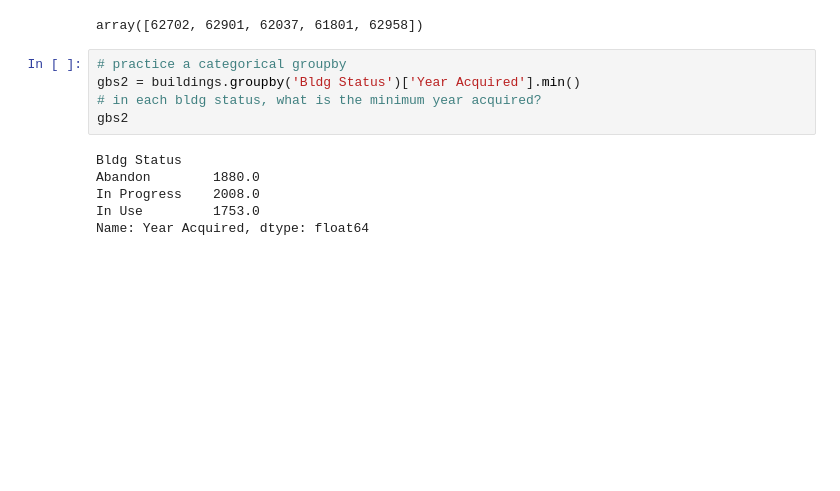
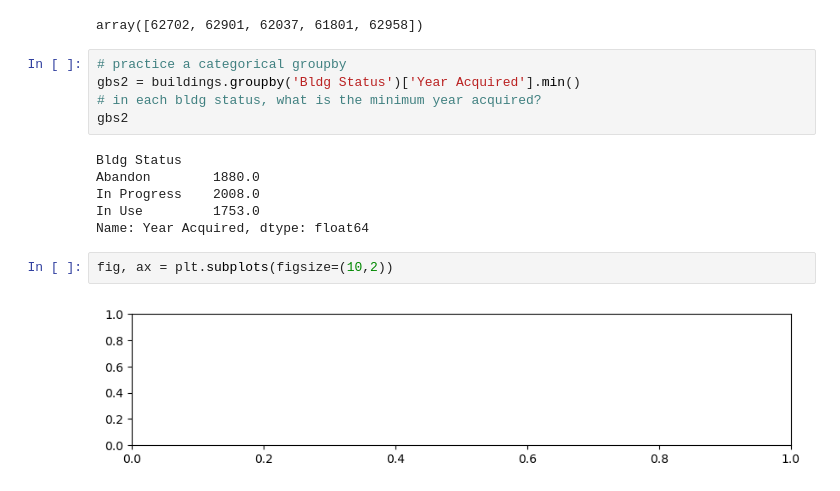
Before and after one commit to UIUC-iSchool-DataViz/is445_obuobg_spring2026, a Jupyter notebook: week02/inClass_week02.ipynb, the cells around one changed output. Cells and saved outputs as stored; diff of their text form; blank space fills up the shorter version.

```diff
--- a/week02/inClass_week02.ipynb
+++ b/week02/inClass_week02.ipynb
@@ -435,3 +435,7 @@ Abandon        1880.0
 In Progress    2008.0
 In Use         1753.0
 Name: Year Acquired, dtype: float64
+# %%
+fig, ax = plt.subplots(figsize=(10,2))
+# %% [output]
+[figure, added]
```
